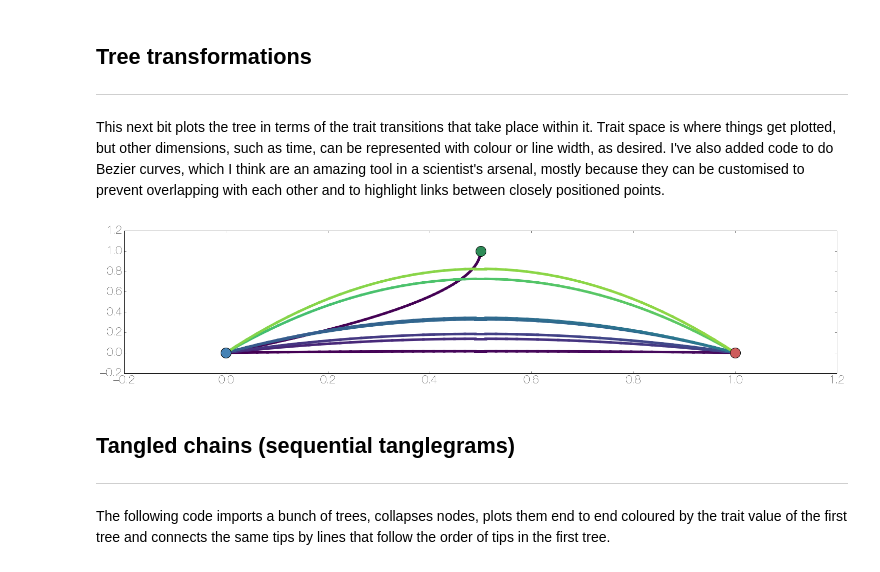
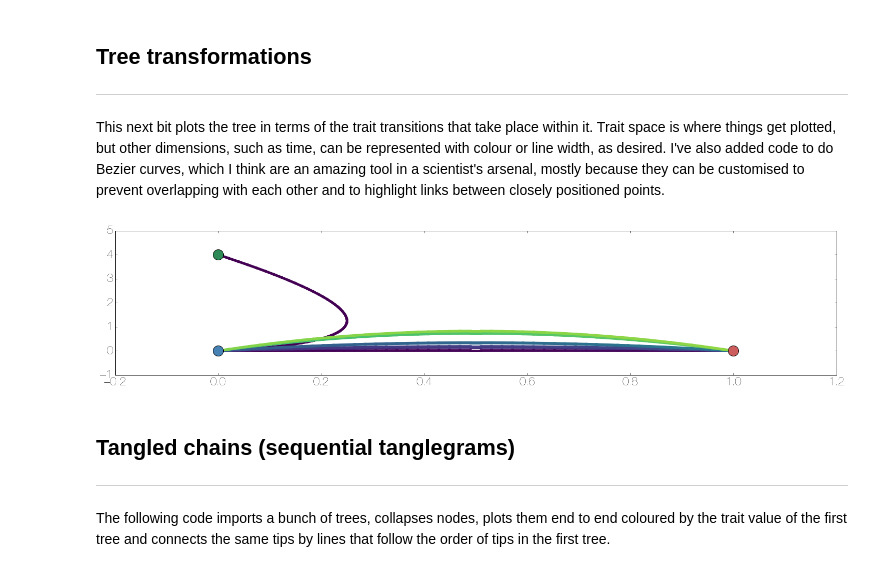
Before and after one commit to evogytis/baltic, a Jupyter notebook: austechia.ipynb, the cells around one changed output. Cells and saved outputs as stored; diff of their text form; code cells hidden in the pictures.

```diff
--- a/BALTIC_treeParser.ipynb
+++ b/austechia.ipynb
@@ -673,7 +188,7 @@ for k in ll.Objects: ## iterate over objects in tree
 #     c=[cmap(k.traits['posterior']) if k.traits.has_key('posterior') else cmap(1.0)][0]
     c=['indianred' if k.traits['PB1']=='V' else 'steelblue'][0] ## can be discrete too
 
-    if isinstance(k,leaf): ## if leaf...
+    if isinstance(k,bt.leaf) or k.branchType=='leaf': ## if leaf...
         #x=decimalDate(k.name.split('_')[-1],variable=True) ## get x position from name
 
         s=50 ## tip size can be fixed
@@ -681,7 +196,7 @@ for k in ll.Objects: ## iterate over objects in tree
 
         ax.scatter(x,y,s=s,facecolor=c,edgecolor='none',zorder=11) ## plot circle for every tip
         ax.scatter(x,y,s=s+0.8*s,facecolor='k',edgecolor='none',zorder=10) ## plot black circle underneath
-    elif isinstance(k,node): ## if node...
+    elif isinstance(k,bt.node) or k.branchType=='node': ## if node...
         ax.plot([x,x],[k.children[-1].y,k.children[0].y],lw=branchWidth,color=c,ls='-',zorder=9)
 
     ax.plot([xp,x],[y,y],lw=branchWidth,color=c,ls='-',zorder=9)
@@ -723,7 +238,7 @@ for k in cc.Objects: ## iterate over objects in tree
 #     c=[cmap(k.traits['posterior']) if k.traits.has_key('posterior') else cmap(1.0)][0]
 #     c=['indianred' if k.traits['PB1']=='V' else 'steelblue'][0] ## can be discrete too
 
-    if isinstance(k,leaf): ## if leaf...
+    if isinstance(k,bt.leaf) or k.branchType=='leaf': ## if leaf...
         #x=decimalDate(k.name.split('_')[-1],variable=True) ## get x position from name
 
         s=50 ## tip size can be fixed
@@ -731,7 +246,7 @@ for k in cc.Objects: ## iterate over objects in tree
 
         ax.scatter(x,y,s=s,facecolor=c,edgecolor='none',zorder=11) ## plot circle for every tip
         ax.scatter(x,y,s=s+0.8*s,facecolor='k',edgecolor='none',zorder=10) ## plot black circle underneath
-    elif isinstance(k,node): ## if node...
+    elif isinstance(k,bt.node) or k.branchType=='node': ## if node...
         ax.plot([x,x],[k.children[-1].y,k.children[0].y],lw=branchWidth,color=c,ls='-',zorder=9) ## plot vertical bar
         ax.text(x,y,'%.2f'%(k.traits['posterior']),va='top',ha='right',size=14) ## plot posterior values at each node
 
@@ -752,6 +267,7 @@ branchWidth=2
 tipSize=30
 
 import numpy as np
+import copy
 
 ll.root.traits[traitName]='ancestor' ## add fake trait to root of the tree
 
@@ -778,7 +294,7 @@ for l in ll.Objects:
         proceed=False
 
         ## if dealing with a leaf - proceed
-        if isinstance(k,leaf):
+        if isinstance(k,bt.leaf) or k.branchType=='leaf':
             N_children=1
             proceed=False
             print 'Ignoring tip %s'%(k.name)
@@ -794,7 +310,7 @@ for l in ll.Objects:
         if proceed==True:
             subtree=copy.deepcopy(ll.traverseWithinTrait(k,traitName))
             #subtree.append(k.parent)
-            subtree_leaves=[x.numName for x in subtree if isinstance(x,leaf)]
+            subtree_leaves=[x.numName for x in subtree if isinstance(x,bt.leaf)]
 
             fig, (ax1, ax2) = plt.subplots(2, 1, sharex=True,figsize=(15,1+np.log10(len(subtree))*5),squeeze=True) ## start bi-plot with a shared x axis
 
@@ -817,11 +333,11 @@ for l in ll.Objects:
                     xp=w.parent.absoluteTime
                     yp=w.parent.y
 
-                if isinstance(w,leaf):
+                if isinstance(w,bt.leaf) or w.branchType=='leaf':
                     ax1.scatter(x,y,s=tipSize,facecolor=c,edgecolor='none',zorder=100)
                     ax1.scatter(x,y,s=tipSize+30,facecolor='k',edgecolor='k',zorder=99)
 
-                elif isinstance(w,node):
+                elif isinstance(w,bt.node) or w.branchType=='node':
                     yl=w.children[0].y
                     yr=w.children[-1].y
 
@@ -833,8 +349,8 @@ for l in ll.Objects:
                 ax1.plot([x,xp],[y,y],color=c,lw=branchWidth,zorder=98) ## plot branch
 
             ## as long as there are nodes with children that are not entirely within subtree - keep removing nodes
-            while sum([len(nd.children)-sum([1 if ch in subtree else 0 for ch in nd.children]) for nd in subtree if isinstance(nd,node) and nd.index!='Root'])>0: ## as long as there are nodes with invalid children numbers keep looping
-                for nd in sorted([q for q in subtree if isinstance(q,node)],key=lambda x:(sum([1 if ch in subtree else 0 for ch in x.children]),x.height)): ## iterate over nodes according to how many of their children are missing from the subtree and their height
+            while sum([len(nd.children)-sum([1 if ch in subtree else 0 for ch in nd.children]) for nd in subtree if isinstance(nd,bt.node) and nd.index!='Root'])>0: ## as long as there are nodes with invalid children numbers keep looping
+                for nd in sorted([q for q in subtree if isinstance(q,bt.node)],key=lambda x:(sum([1 if ch in subtree else 0 for ch in x.children]),x.height)): ## iterate over nodes according to how many of their children are missing from the subtree and their height
 
                     child_status=[1 if ch in subtree else 0 for ch in nd.children] ## check how many valid children the node has in subtree
 
@@ -855,7 +371,7 @@ for l in ll.Objects:
 
                         subtree.remove(nd) ## remove child from list of objects in subtree
 
-            local_tree=tree() ## create a new tree object where the subtree will be
+            local_tree=bt.tree() ## create a new tree object where the subtree will be
             local_tree.Objects=subtree ## assign objects
 
             ## connect objects with the root
@@ -899,11 +415,11 @@ for l in ll.Objects:
                     xp=w.parent.absoluteTime
                     yp=w.parent.y
 
-                if isinstance(w,leaf):
+                if isinstance(w,bt.leaf):
                     ax2.scatter(x,y,s=tipSize,facecolor=c,edgecolor='none',zorder=100) ## plot tip circle
                     ax2.scatter(x,y,s=tipSize+30,facecolor='k',edgecolor='k',zorder=99)
 
-                elif isinstance(w,node):
+                elif isinstance(w,bt.node):
                     yl=w.children[0].y
                     yr=w.children[-1].y
 
@@ -1022,7 +538,7 @@ This next bit plots the tree in terms of the trait transitions that take place w
 # %%
 fig,ax = plt.subplots(figsize=(25,5),facecolor='w')
 
-coords={'V':(1,0),'Y':(0,0),'ancestor':(0.5,1)} ## coordinates for trait values
+coords={'V':(1,0),'Y':(0,0),'ancestor':(0,4)} ## coordinates for trait values
 
 ## plot traits as points
 ax.scatter(coords['V'][0],coords['V'][1],s=400,facecolor='indianred',zorder=99999999)
@@ -1030,34 +546,34 @@ ax.scatter(coords['Y'][0],coords['Y'][1],s=400,facecolor='steelblue',zorder=9999
 ax.scatter(coords['ancestor'][0],coords['ancestor'][1],s=400,facecolor='seagreen',zorder=99999999)
 
 for k in ll.Objects: ## iterate over objects in tree
     ct=k.traits[traitName] ## fetch current and parent traits
     pt=k.parent.traits[traitName]
     if ct!=pt: ## if they don't match - a switch happened
 
         P1=coords[pt] ## fetch coordinates of points
         P2=coords[ct]
 
         begin=k.parent.height ## fetch heights of node and its parent
         end=k.height
 
         mid_frac=(end+begin)/2.0/ll.treeHeight ## calculate the fractional height of middle of transitioning branch in tree
 
         if pt!='ancestor':
             control=Bezier_control(P1,P2,mid_frac*2) ## if dealing with a regular transition - control point is positioned according to fractional height of transition
         else:
             control=(0.5,0.5) ## if dealing with transition from ancestral state to regular states position control point in the middle
         curve=Bezier([P1,control,P2],0.0,1.0,num=50) ## get Bezier curve coordinates
 
         for f in range(len(curve)-1): ## iterate over segments of the line
             x1,y1=curve[f]
             x2,y2=curve[f+1]
             frac=f/float(len(curve))
 
             ax.plot([x1,x2],[y1,y2],lw=5,color=cmap((begin+(end-begin)*frac)/ll.treeHeight),zorder=int(mid_frac*10000)) ## plot each segment individually, colouring according to what fraction of the tree the segment traversed in time
 
 plt.show()
 # %% [output]
-[figure, old version]
+[figure, new version]
 # %% [markdown]
 ## Tangled chains (sequential tanglegrams)
 -------
```
Also changed, not shown: parts of 13 cells of this notebook, 6 other files.
